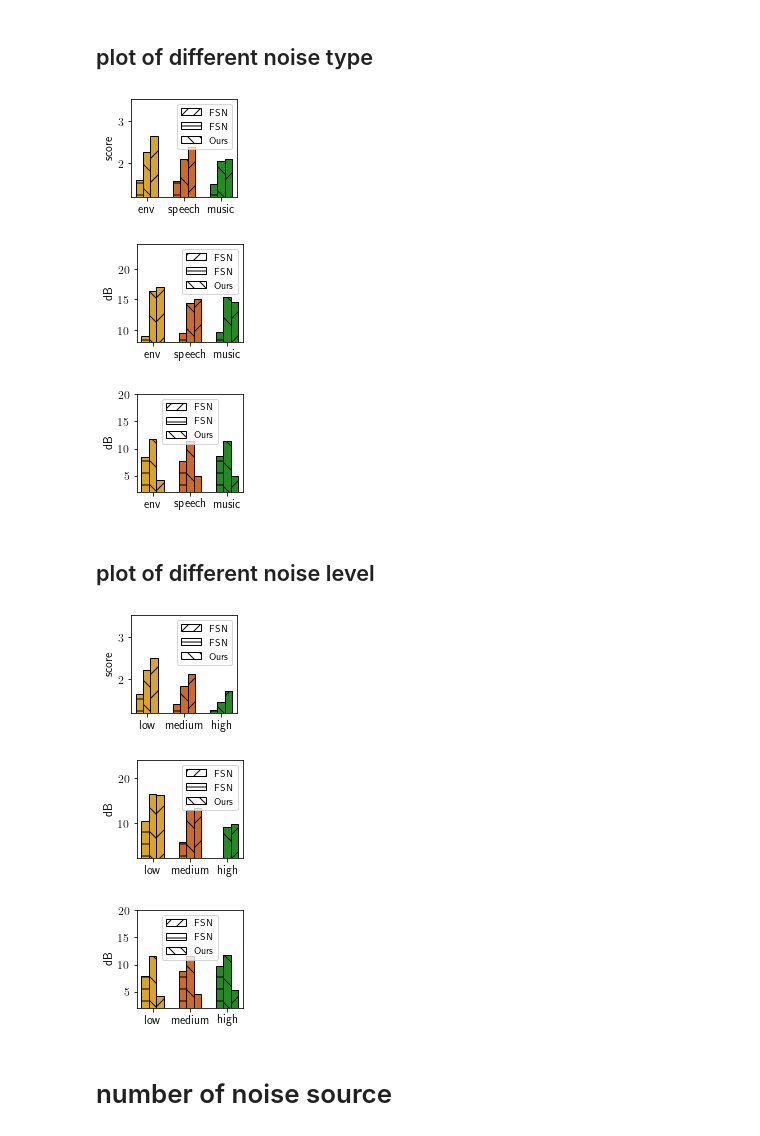
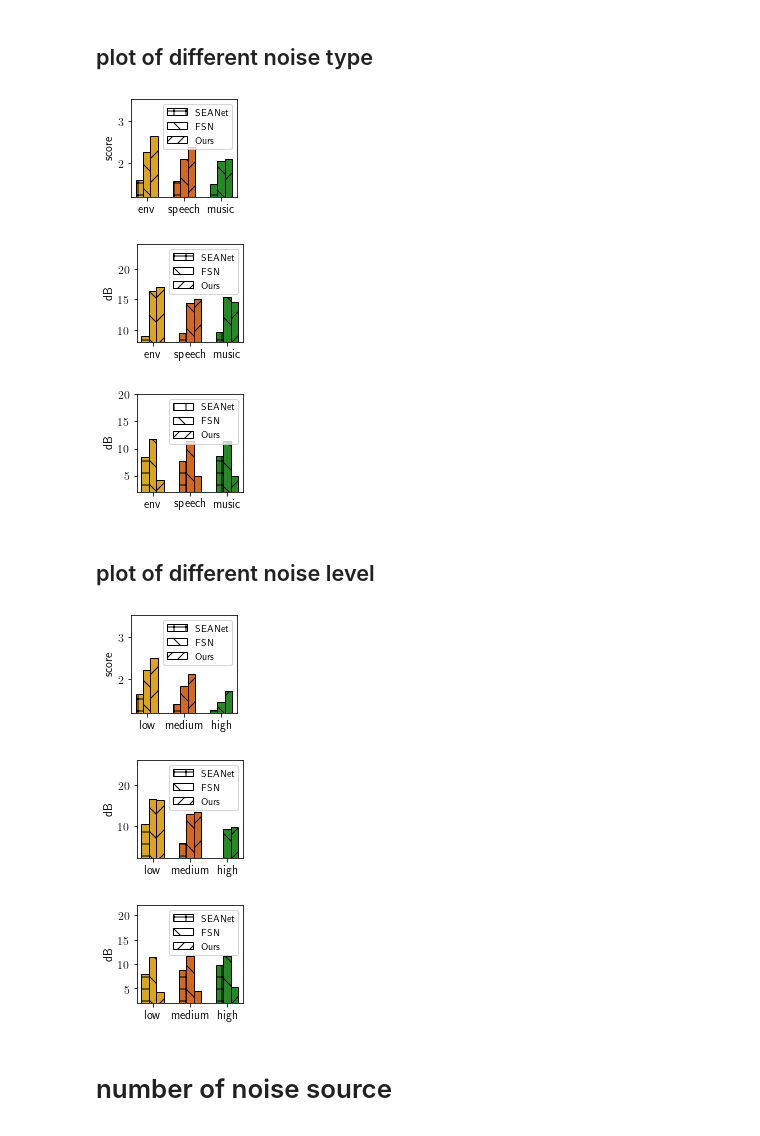
Before and after one commit to lixinghe1999/audioproject, a Jupyter notebook: enhancement/plot/plot.ipynb, the cells around one changed output. Saved outputs shown, nothing was run; the diff lists cells and outputs as text; code cells hidden in the pictures.

```diff
--- a/enhancement/plot/plot.ipynb
+++ b/enhancement/plot/plot.ipynb
@@ -23,54 +23,54 @@ for j in range(3):
     plt.figure(figsize=(2, 2))
     plt.subplots_adjust(left=0.25, bottom=0.2, right=0.99)
     for i in range(len(names)):
-        plt.bar(i, seanet[i][j], color=colors[i], edgecolor='black', width=0.2, hatch='-')
+        plt.bar(i, seanet[i][j], color=colors[i], edgecolor='black', width=0.2, hatch='+')
         plt.bar(i + 0.2, fullsubnet[i][j], color=colors[i], edgecolor='black', width=0.2, hatch='\\')
         plt.bar(i + 0.4, vibvoice[i][j], color=colors[i], edgecolor='black', width=0.2, hatch='/')
     plt.ylim(y_lims[j])
     plt.ylabel(labels[j])
     plt.xticks([0.2, 1.2, 2.2], names)
-    fullsubnet_patch = mpatches.Patch(edgecolor='black', facecolor='white', hatch='--', label='FSN')
-    seanet_patch = mpatches.Patch(edgecolor='black', facecolor='white', hatch='//', label='FSN')
-    vibvoice_patch = mpatches.Patch(edgecolor='black', facecolor='white', hatch='\\\\', label='Ours')
+    seanet_patch = mpatches.Patch(edgecolor='black', facecolor='white', hatch='+', label='SEANet')
+    fullsubnet_patch = mpatches.Patch(edgecolor='black', facecolor='white', hatch='\\', label='FSN')
+    vibvoice_patch = mpatches.Patch(edgecolor='black', facecolor='white', hatch='//', label='Ours')
     plt.legend(handles=[seanet_patch, fullsubnet_patch, vibvoice_patch], prop={'size': 10})
     plt.savefig('noise_type_' + str(j) + '.pdf', dpi=300)
     plt.show()
 # %% [output]
-[figure, old version]
+[figure, new version]
-[figure, old version]
+[figure, new version]
-[figure, old version]
+[figure, new version]
 # %% [markdown]
   ## plot of different noise level
 # %%
 vibvoice = [[ 2.50307816, 16.13636698,  4.23127691], [ 2.11330643, 13.28623637 , 4.54535452],
             [1.71765083, 9.58321423, 5.34104933]]
 fullsubnet = [[ 2.2166112,  16.46317258, 11.51904089], [ 1.83561012, 12.92231262, 11.5416647 ],
          [ 1.47028308, 9.05131292, 11.72681436]]
 seanet = [[ 1.64948196, 10.35486651,  7.9550005 ], [1.41723649, 5.65593982, 8.77626169], [1.27931496, 0.71290447, 9.82014585]]
 names = ['low', 'medium', 'high']
 colors = ['goldenrod', 'chocolate', 'forestgreen']
-y_lims =  [[1.2, 3.5], [2, 24], [2, 20]]
+y_lims =  [[1.2, 3.5], [2, 26], [2, 22]]
 labels = ['score', 'dB', 'dB']
 for j in range(3):
     plt.figure(figsize=(2, 2))
     plt.subplots_adjust(left=0.25, bottom=0.2, right=0.99)
     for i in range(len(names)):
-        plt.bar(i, seanet[i][j], color=colors[i], edgecolor='black', width=0.2, hatch='-')
+        plt.bar(i, seanet[i][j], color=colors[i], edgecolor='black', width=0.2, hatch='+')
         plt.bar(i + 0.2, fullsubnet[i][j], color=colors[i], edgecolor='black', width=0.2, hatch='\\')
         plt.bar(i + 0.4, vibvoice[i][j], color=colors[i], edgecolor='black', width=0.2, hatch='/')
     plt.ylim(y_lims[j])
     plt.ylabel(labels[j])
     plt.xticks([0.2, 1.2, 2.2], names)
-    fullsubnet_patch = mpatches.Patch(edgecolor='black', facecolor='white', hatch='--', label='FSN')
-    seanet_patch = mpatches.Patch(edgecolor='black', facecolor='white', hatch='//', label='FSN')
-    vibvoice_patch = mpatches.Patch(edgecolor='black', facecolor='white', hatch='\\\\', label='Ours')
+    seanet_patch = mpatches.Patch(edgecolor='black', facecolor='white', hatch='+', label='SEANet')
+    fullsubnet_patch = mpatches.Patch(edgecolor='black', facecolor='white', hatch='\\', label='FSN')
+    vibvoice_patch = mpatches.Patch(edgecolor='black', facecolor='white', hatch='//', label='Ours')
     plt.legend(handles=[seanet_patch, fullsubnet_patch, vibvoice_patch], prop={'size': 10})
     plt.savefig('noise_level_' + str(j) + '.pdf', dpi=300)
     plt.show()
 # %% [output]
-[figure, old version]
+[figure, new version]
-[figure, old version]
+[figure, new version]
-[figure, old version]
+[figure, new version]
 # %% [markdown]
 # number of noise source
 # %%
```
Also changed, not shown: parts of 1 cell of this notebook, 1 other file.
